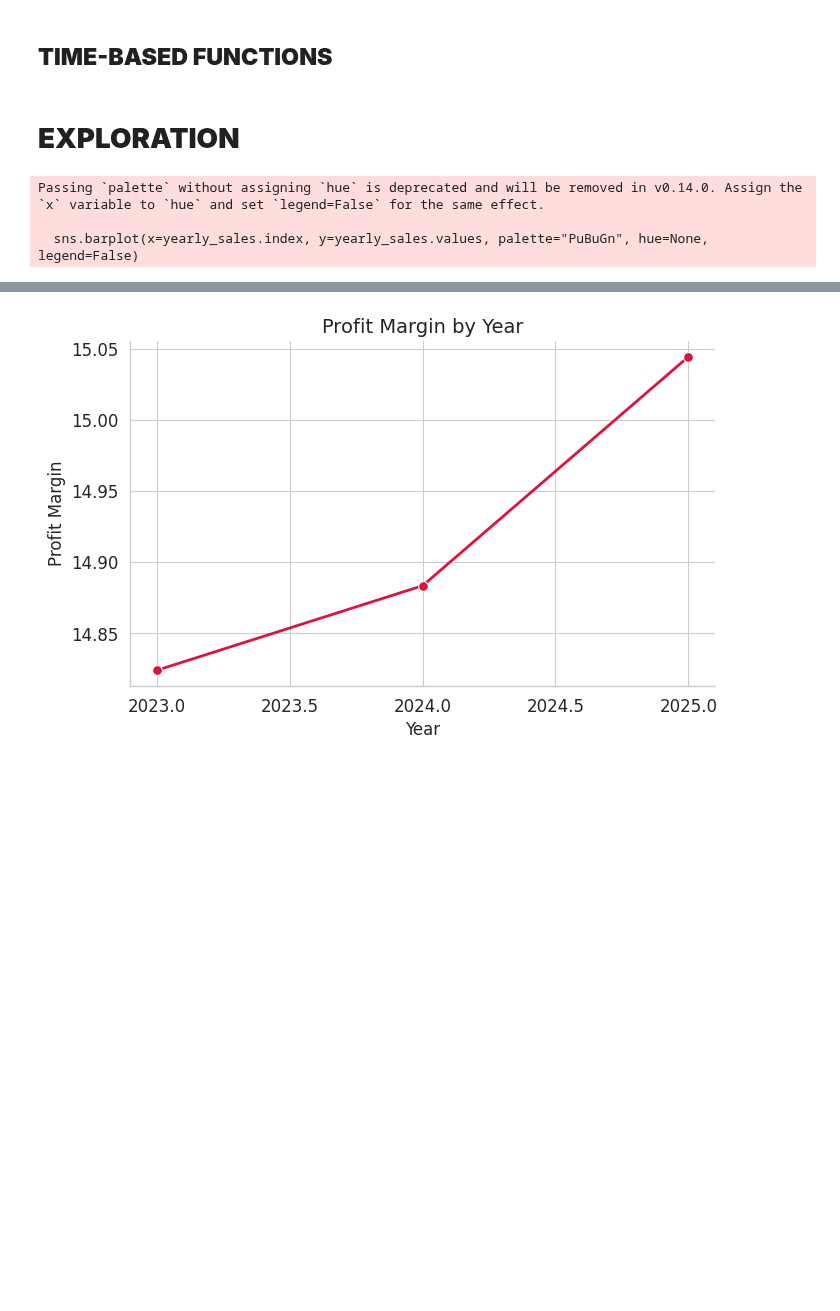
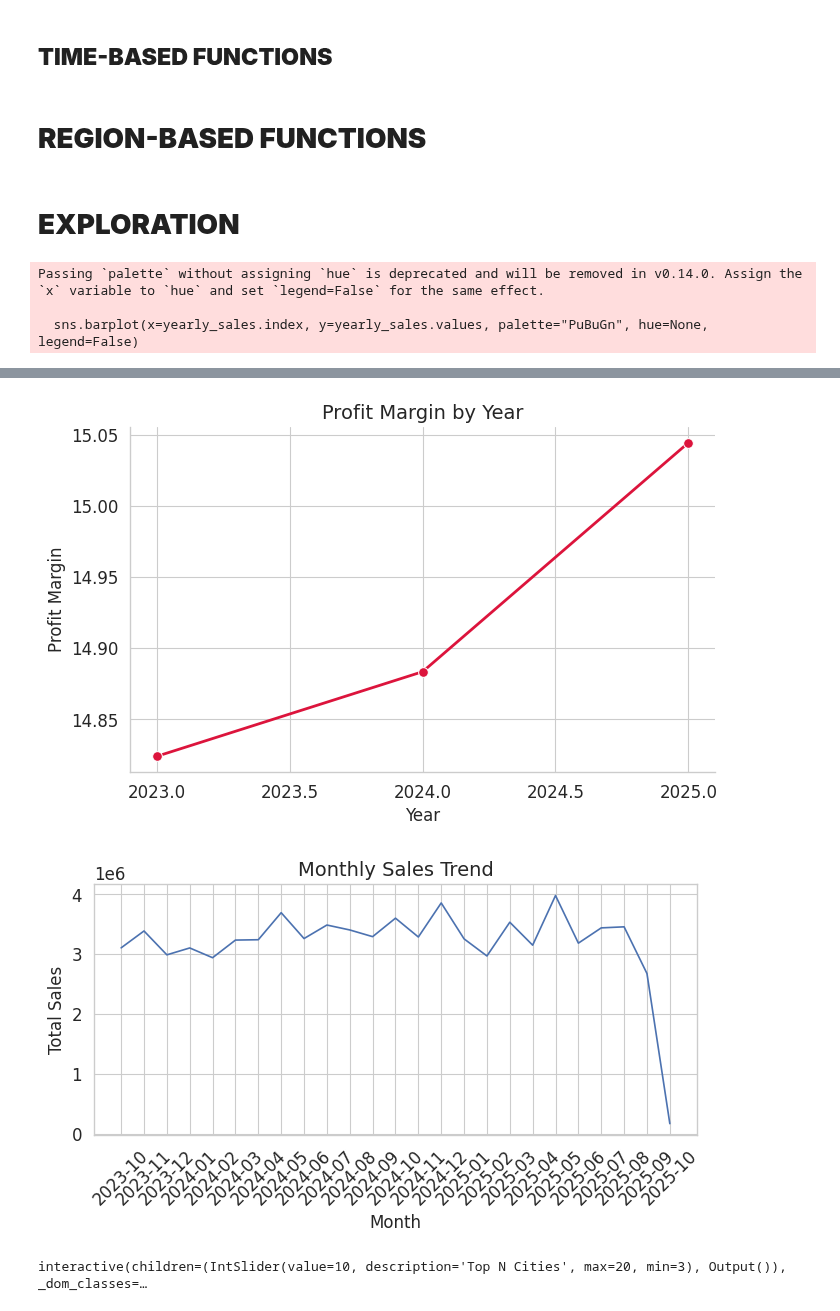
Before and after one commit to ayushinto-space/Performance-Metrics-and-Sales-Analysis-Using-Python, a Jupyter notebook: project.ipynb, the cells around one changed output, grey strips where cells are left out. Drawn from its saved outputs; the diff is of its cells as text; code cells hidden in the pictures; blank space fills up the shorter version.

```diff
--- a/project.ipynb
+++ b/project.ipynb
@@ -95,17 +95,34 @@ dtype: int64
 # %% [markdown]
 ## **TIME-BASED FUNCTIONS**
 # %%
+# sales by year
 def sales_by_year(df_clean):
     df_copy = df_clean.copy()
     df_copy["year"] = df_copy["order_date"].dt.year
     return df_copy.groupby("year")["sales"].sum()
 
+# profit margin by year
 def profit_margin_by_year(df_clean):
     df_copy = df_clean.copy()
     df_copy["year"] = df_copy["order_date"].dt.year
     yearly = df_copy.groupby("year")[["sales", "profit"]].sum()
     yearly["profit_margin"] = yearly["profit"] / yearly["sales"]
     return yearly["profit_margin"]
+
+# sales by month
+def sales_by_month(df_clean):
+    df_clean = df_clean.copy()
+    df_clean['month'] = df_clean['order_date'].dt.to_period('M')
+    monthly = df_clean.groupby('month')['profit'].sum()
+    return monthly
+# %% [markdown]
+# **REGION-BASED FUNCTIONS**
+# %%
+def top_cities(df, top_n=10):
+    df_copy = df.copy()
+    city_data = df_copy.groupby('city')[['sales','profit']].sum()
+    city_data = city_data.sort_values('sales', ascending=False).head(top_n)
+    return city_data
 # %% [markdown]
 # **EXPLORATION**
 # %%
@@ -133,30 +150,59 @@ def plot_sales_by_year(df_clean):
     plt.tight_layout()
     plt.show()
 
 #plot profit margin by year
 def plot_profit_margin_by_year(df_clean):
     yearly_margin = profit_margin_by_year(df_clean)
     plt.figure(figsize=(7, 4.5))
     sns.lineplot(x=yearly_margin.index, y=yearly_margin.values*100, marker='o', linewidth=2,
         markersize=7, color="crimson")
 
     plt.title("Profit Margin by Year", fontsize=14)
     plt.xlabel("Year", fontsize=12)
     plt.ylabel("Profit Margin", fontsize=12)
 
     plt.xticks([2023, 2023.5, 2024, 2024.5, 2025])
     plt.xticks(fontsize=12)
     plt.yticks(fontsize=12)
 
     sns.despine()
     plt.tight_layout()
     plt.show()
 
+def plot_sales_by_month(df_clean):
+    monthly = sales_by_month(df_clean)
+    plt.figure(figsize=(7,4))
+    plt.plot(monthly.index.astype(str), monthly.values)
+    plt.xticks(rotation=45)
+    plt.title("Monthly Sales Trend")
+    plt.xlabel("Month")
+    plt.ylabel("Total Sales")
+    plt.tight_layout()
+    plt.show()
+
+def plot_top_cities(df):
+    @interact(top_n=IntSlider(min=3, max=20, step=1, value=10, description="Top N Cities"))
+    def plot(top_n):
+        city_data = top_cities(df, top_n)
+
+        plt.figure(figsize=(10,5))
+        sns.barplot(x=city_data.index, y=city_data['sales'], palette='coolwarm')
+        plt.xticks(rotation=45, ha='right')
+        plt.title(f"Top {top_n} Cities by Sales")
+        plt.xlabel("City")
+        plt.ylabel("Sales")
+        plt.tight_layout()
+        plt.show()
+
 plot_sales_by_year(df_clean,)
 plot_profit_margin_by_year(df_clean)
+plot_sales_by_month(df_clean)
+plot_top_cities(df_clean)
 # %% [output]
 Passing `palette` without assigning `hue` is deprecated and will be removed in v0.14.0. Assign the `x` variable to `hue` and set `legend=False` for the same effect.
 
   sns.barplot(x=yearly_sales.index, y=yearly_sales.values, palette="PuBuGn", hue=None, legend=False)
 [figure]
 [figure]
+[figure, added]
+interactive(children=(IntSlider(value=10, description='Top N Cities', max=20, min=3), Output()), _dom_classes=…
```
Also changed, not shown: parts of 2 cells of this notebook.
